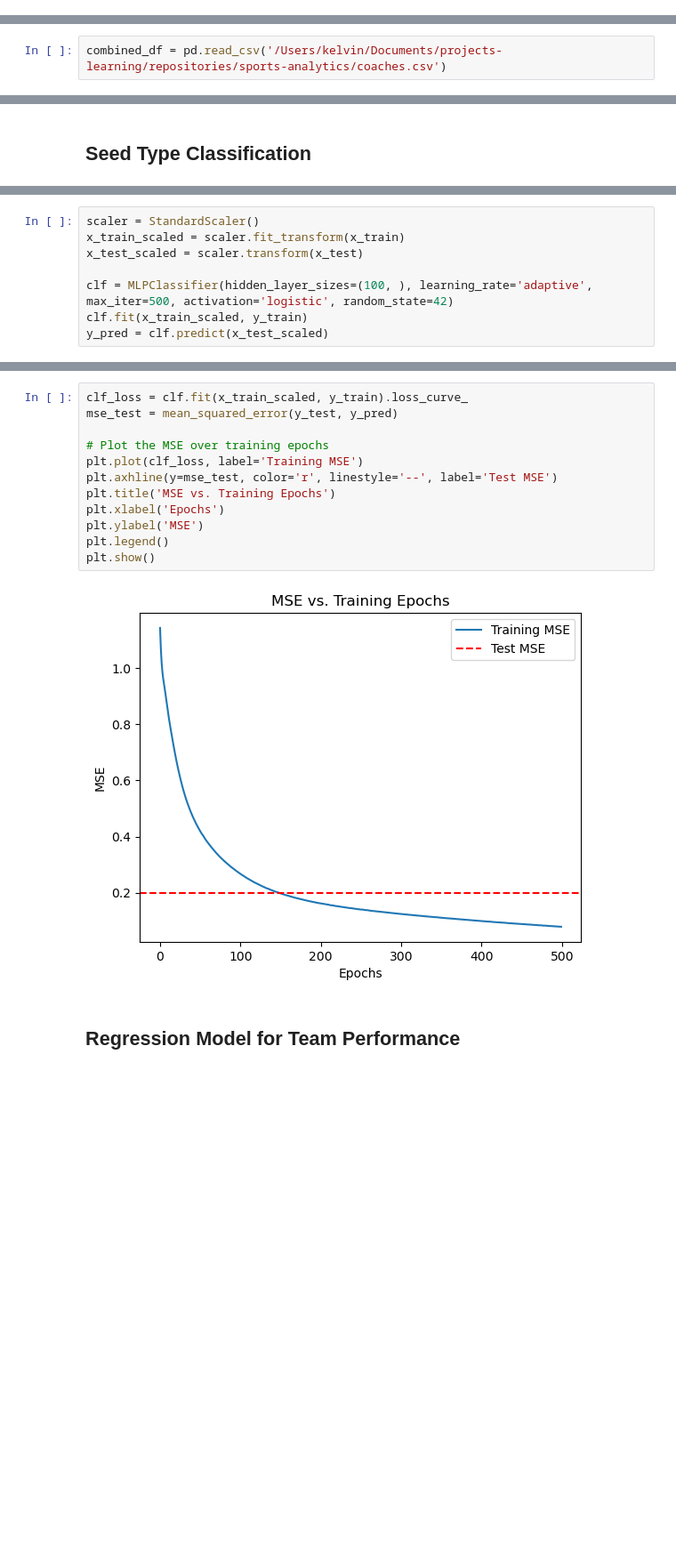
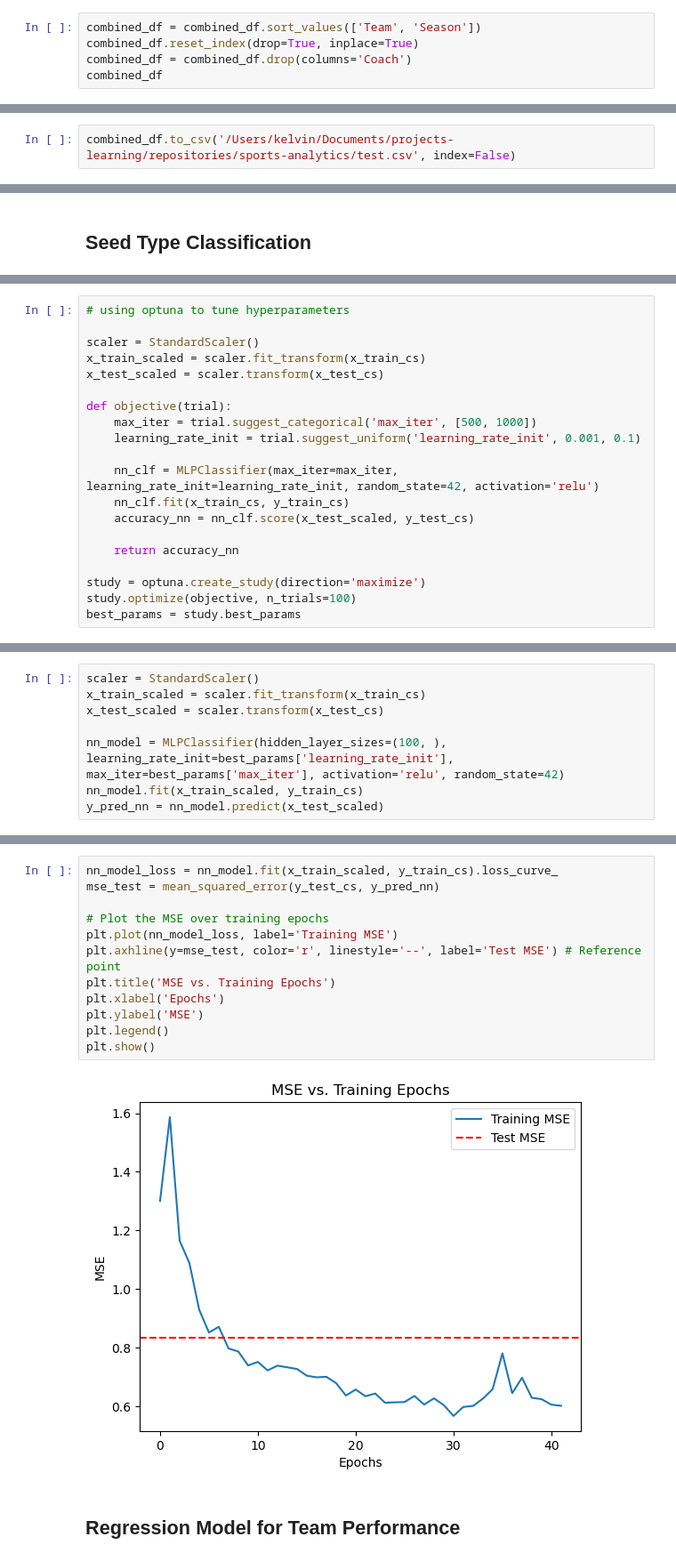
Before and after one commit to cgkelvin/sports-analytics, a Jupyter notebook: analysis.ipynb, the cells around one changed output, grey strips where cells are left out. Shown: that part at 89% size. Drawn from its saved outputs; the diff is of its cells as text; blank space fills up the shorter version.

```diff
--- a/analysis.ipynb
+++ b/analysis.ipynb
@@ -273,0 +389,5 @@ path = os.getcwd()
+# %%
+combined_df = combined_df.sort_values(['Team', 'Season'])
+combined_df.reset_index(drop=True, inplace=True)
+combined_df = combined_df.drop(columns='Coach')
+combined_df
@@ -274,2 +417,2 @@ path = os.getcwd()
 # %%
-combined_df = pd.read_csv('/Users/kelvin/Documents/projects-learning/repositories/sports-analytics/coaches.csv')
+combined_df.to_csv('/Users/kelvin/Documents/projects-learning/repositories/sports-analytics/test.csv', index=False)
@@ -410,0 +563,20 @@ current_season_predictions
+# %%
+# using optuna to tune hyperparameters
+
+scaler = StandardScaler()
+x_train_scaled = scaler.fit_transform(x_train_cs)
+x_test_scaled = scaler.transform(x_test_cs)
+
+def objective(trial):
+    max_iter = trial.suggest_categorical('max_iter', [500, 1000])
+    learning_rate_init = trial.suggest_uniform('learning_rate_init', 0.001, 0.1)
+
+    nn_clf = MLPClassifier(max_iter=max_iter, learning_rate_init=learning_rate_init, random_state=42, activation='relu')
+    nn_clf.fit(x_train_cs, y_train_cs)
+    accuracy_nn = nn_clf.score(x_test_scaled, y_test_cs)
+
+    return accuracy_nn
+
+study = optuna.create_study(direction='maximize')
+study.optimize(objective, n_trials=100)
+best_params = study.best_params
@@ -411,8 +605,8 @@ current_season_predictions
 # %%
 scaler = StandardScaler()
-x_train_scaled = scaler.fit_transform(x_train)
-x_test_scaled = scaler.transform(x_test)
+x_train_scaled = scaler.fit_transform(x_train_cs)
+x_test_scaled = scaler.transform(x_test_cs)
 
-clf = MLPClassifier(hidden_layer_sizes=(100, ), learning_rate='adaptive', max_iter=500, activation='logistic', random_state=42)
-clf.fit(x_train_scaled, y_train)
-y_pred = clf.predict(x_test_scaled)
+nn_model = MLPClassifier(hidden_layer_sizes=(100, ), learning_rate_init=best_params['learning_rate_init'], max_iter=best_params['max_iter'], activation='relu', random_state=42)
+nn_model.fit(x_train_scaled, y_train_cs)
+y_pred_nn = nn_model.predict(x_test_scaled)
@@ -464,16 +657,16 @@ current_season_predictions
 # %%
-clf_loss = clf.fit(x_train_scaled, y_train).loss_curve_
-mse_test = mean_squared_error(y_test, y_pred)
+nn_model_loss = nn_model.fit(x_train_scaled, y_train_cs).loss_curve_
+mse_test = mean_squared_error(y_test_cs, y_pred_nn)
 
 # Plot the MSE over training epochs
-plt.plot(clf_loss, label='Training MSE')
-plt.axhline(y=mse_test, color='r', linestyle='--', label='Test MSE')
+plt.plot(nn_model_loss, label='Training MSE')
+plt.axhline(y=mse_test, color='r', linestyle='--', label='Test MSE') # Reference point
 plt.title('MSE vs. Training Epochs')
 plt.xlabel('Epochs')
 plt.ylabel('MSE')
 plt.legend()
 plt.show()
 # %% [output]
-[figure, old version]
+[figure, new version]
 # %% [markdown]
 ## Regression Model for Team Performance
```
Also changed, not shown: parts of 35 cells of this notebook.
